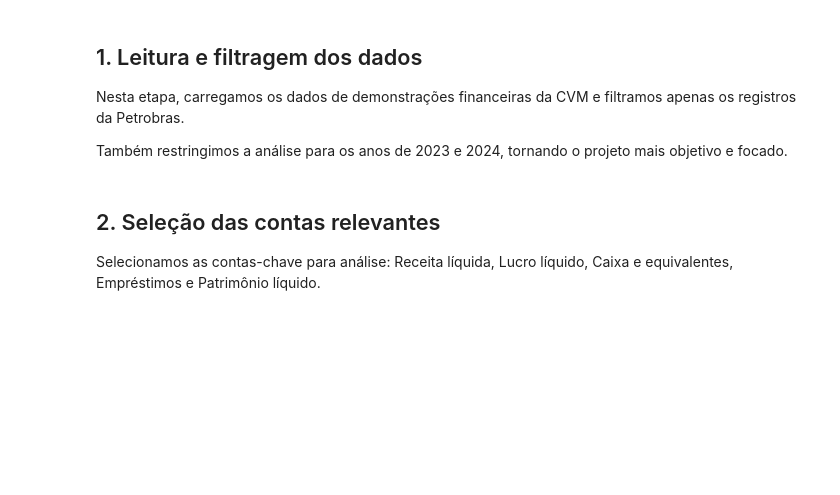
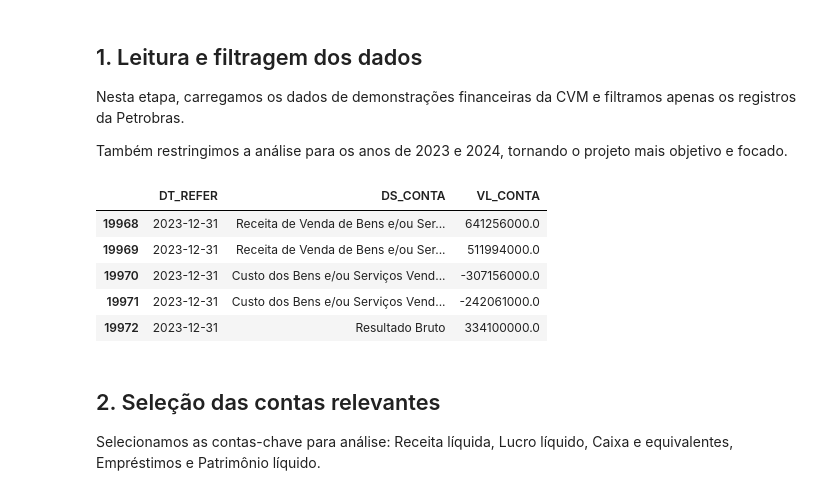
Before and after one commit to MatheusverasMV/petrobras-cvm-accounting-anomaly-detectorr, a Jupyter notebook: notebooks/petrobras_analysis.ipynb, the cells around one changed output. Saved outputs shown, nothing was run; the diff lists cells and outputs as text; code cells hidden in the pictures; blank space fills up the shorter version.

```diff
--- a/notebooks/petrobras_analysis.ipynb
+++ b/notebooks/petrobras_analysis.ipynb
@@ -24,16 +24,24 @@ Também restringimos a análise para os anos de 2023 e 2024, tornando o projeto
 # %%
 df = pd.read_csv(
     "../data/raw/dfp_cia_aberta_DRE_con.csv",
     sep=";",
     encoding="latin1"
+    decimal=","
 )
 
 petrobras = df[df["DENOM_CIA"].str.contains("PETROBRAS", case=False, na=False)].copy()
 
 petrobras["DT_REFER"] = pd.to_datetime(petrobras["DT_REFER"])
 petrobras = petrobras[petrobras["DT_REFER"].dt.year.isin([2023, 2024])]
 
 petrobras[["DT_REFER", "DS_CONTA", "VL_CONTA"]].head()
+# %% [output]
+|  | DT_REFER | DS_CONTA | VL_CONTA |
+| 19968 | 2023-12-31 | Receita de Venda de Bens e/ou Ser... | 641256000.0 |
+| 19969 | 2023-12-31 | Receita de Venda de Bens e/ou Ser... | 511994000.0 |
+| 19970 | 2023-12-31 | Custo dos Bens e/ou Serviços Vend... | -307156000.0 |
+| 19971 | 2023-12-31 | Custo dos Bens e/ou Serviços Vend... | -242061000.0 |
+| 19972 | 2023-12-31 | Resultado Bruto | 334100000.0 |
 # %% [markdown]
 ## 2. Seleção das contas relevantes
 Selecionamos as contas-chave para análise: Receita líquida, Lucro líquido, Caixa e equivalentes, Empréstimos e Patrimônio líquido.
```
Also changed, not shown: parts of 5 cells of this notebook, 5 other files.
